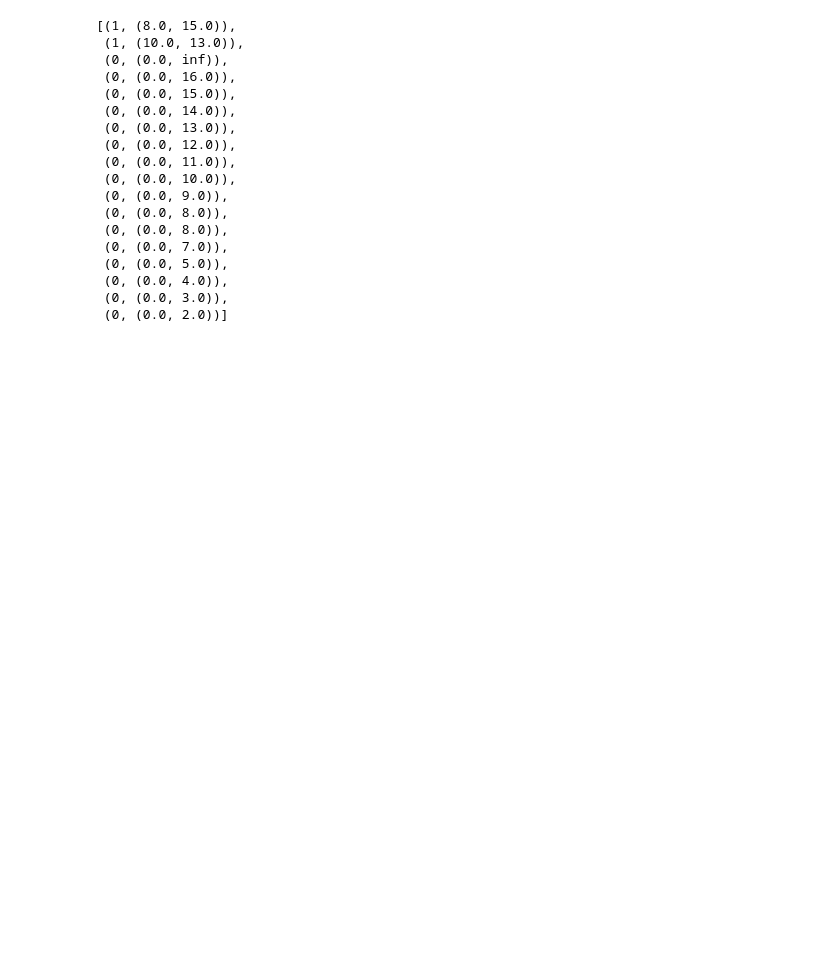
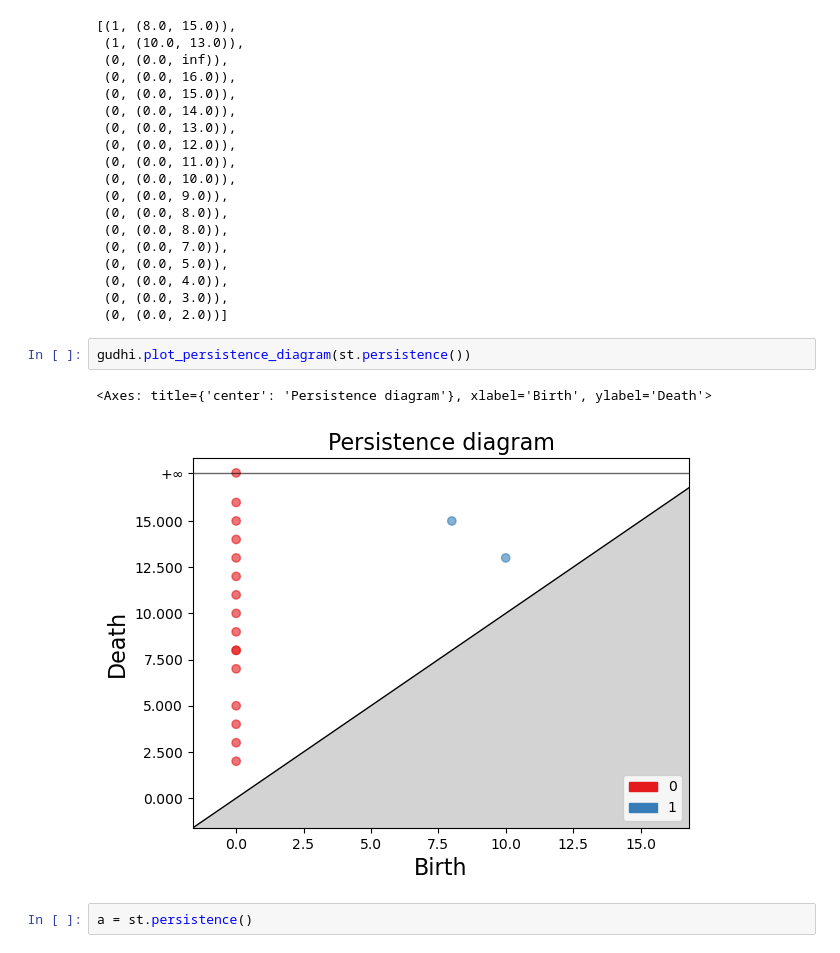
Before and after one commit to hashansl/adjacency-pattern, a Jupyter notebook: multiple_filteration_main_birth_death.ipynb, the cells around one changed output. Saved outputs shown, nothing was run; the diff lists cells and outputs as text; blank space fills up the shorter version.

```diff
--- a/multiple_filteration_main_birth_death.ipynb
+++ b/multiple_filteration_main_birth_death.ipynb
@@ -535,3 +535,10 @@ st.persistence()
  (0, (0.0, 4.0)),
  (0, (0.0, 3.0)),
  (0, (0.0, 2.0))]
+# %%
+gudhi.plot_persistence_diagram(st.persistence())
+# %% [output]
+<Axes: title={'center': 'Persistence diagram'}, xlabel='Birth', ylabel='Death'>
+[figure, added]
+# %%
+a = st.persistence()
```
Also changed, not shown: parts of 12 cells of this notebook.
